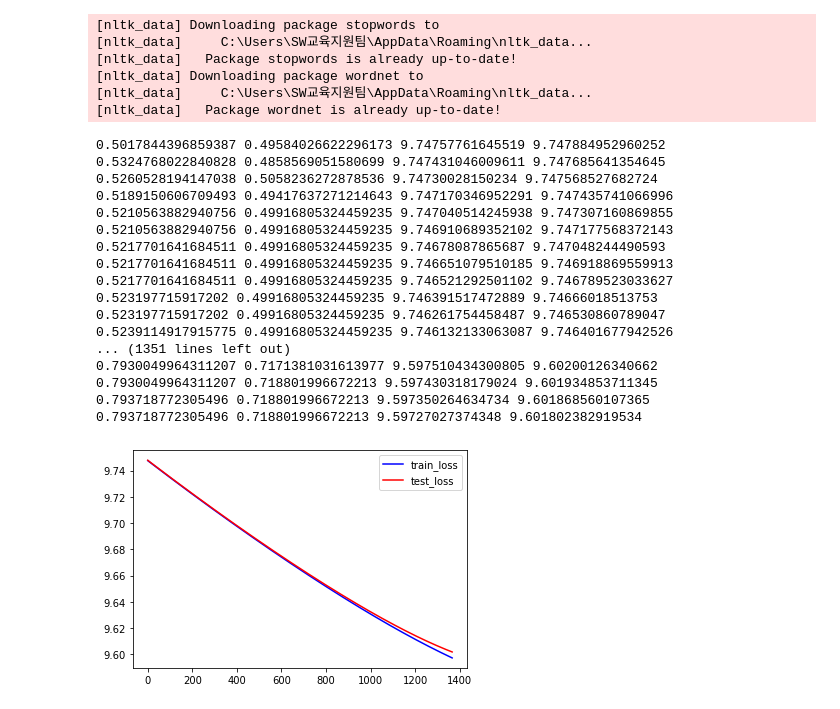
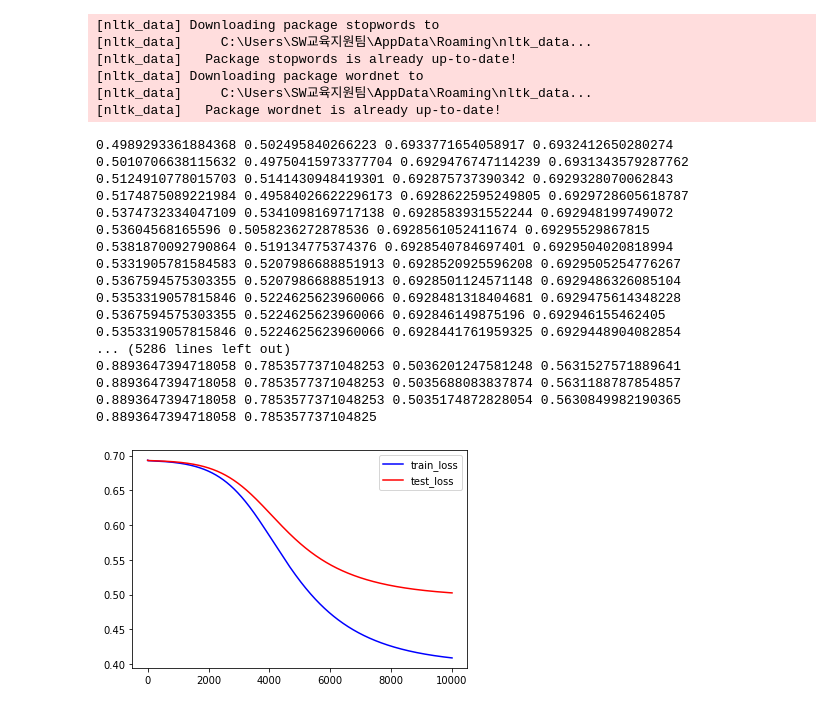
Before and after one commit to HeegonJin/lec_MachineLearning, a Jupyter notebook: assignment11.ipynb, the cells around one changed output. Drawn from its saved outputs; the diff is of its cells as text; code cells hidden in the pictures.

```diff
--- a/assignment11.ipynb
+++ b/assignment11.ipynb
@@ -55,5 +158,5 @@ for sen in range(0, len(X)):
 # %%
-vectorizer = CountVectorizer(max_features=1500, min_df=5, max_df=0.7, stop_words=stopwords.words('english'))
+vectorizer = CountVectorizer(max_features=3000, min_df=5, max_df=0.7, ngram_range = (1,2), stop_words=stopwords.words('english'))
 X = vectorizer.fit_transform(documents).toarray()
 
 tfidfconverter = TfidfTransformer()
@@ -166,5 +166,5 @@ class ThreeLayerNet:
 # %%
-network = ThreeLayerNet(input_size=1500, hidden_size1=198, hidden_size2 = 49, output_size= 1, rambda = 10)
+network = ThreeLayerNet(input_size=3000, hidden_size1=198, hidden_size2 = 49, output_size= 1, rambda = 0)
 iters_num = 10000
 train_size = x_train.shape[0]
 learning_rate = 0.001
@@ -172,7 +172,7 @@ train_loss_list = []
 test_loss_list = []
 train_acc_list = []
 test_acc_list = []
-decay = 0.001
+decay = 0.005
 
 for i in range(iters_num):
 
@@ -182,6 +182,11 @@ for i in range(iters_num):
 
     train_loss = network.loss(x_train, t_train, network.rambda)
     test_loss = network.loss(x_test, t_test, network.rambda)
+
+    if i > 1000:
+        if train_loss > train_loss_list[-1] or test_loss > test_loss_list[-1]:
+            break
+
     train_loss_list.append(train_loss)
     test_loss_list.append(test_loss)
     train_acc = network.accuracy(x_train, t_train)
@@ -191,36 +196,33 @@ for i in range(iters_num):
     print(train_acc, test_acc, train_loss, test_loss)
     if i % 10 == 0:
         learning_rate = learning_rate * 1/(1 + decay)
-    if i > 100:
-        if abs(train_loss_list[-1] - train_loss_list[-2])< 0.00008:
-            break
 # %% [output]
-0.5017844396859387 0.49584026622296173 9.74757761645519 9.747884952960252
-0.5324768022840828 0.4858569051580699 9.747431046009611 9.747685641354645
-0.5260528194147038 0.5058236272878536 9.74730028150234 9.747568527682724
-0.5189150606709493 0.49417637271214643 9.747170346952291 9.747435741066996
-0.5210563882940756 0.49916805324459235 9.747040514245938 9.747307160869855
-0.5210563882940756 0.49916805324459235 9.746910689352102 9.747177568372143
-0.5217701641684511 0.49916805324459235 9.74678087865687 9.747048244490593
-0.5217701641684511 0.49916805324459235 9.746651079510185 9.746918869559913
-0.5217701641684511 0.49916805324459235 9.746521292501102 9.746789523033627
-0.523197715917202 0.49916805324459235 9.746391517472889 9.74666018513753
-0.523197715917202 0.49916805324459235 9.746261754458487 9.746530860789047
-0.5239114917915775 0.49916805324459235 9.746132133063087 9.746401677942526
-... (1351 lines left out)
-0.7930049964311207 0.7171381031613977 9.597510434300805 9.60200126340662
-0.7930049964311207 0.718801996672213 9.597430318179024 9.601934853711345
-0.793718772305496 0.718801996672213 9.597350264634734 9.601868560107365
-0.793718772305496 0.718801996672213 9.59727027374348 9.601802382919534
+0.4989293361884368 0.502495840266223 0.6933771654058917 0.6932412650280274
+0.5010706638115632 0.49750415973377704 0.6929476747114239 0.6931343579287762
+0.5124910778015703 0.5141430948419301 0.692875737390342 0.6929328070062843
+0.5174875089221984 0.49584026622296173 0.6928622595249805 0.6929728605618787
+0.5374732334047109 0.5341098169717138 0.6928583931552244 0.692948199749072
+0.53604568165596 0.5058236272878536 0.6928561052411674 0.69295529867815
+0.5381870092790864 0.519134775374376 0.6928540784697401 0.6929504020818994
+0.5331905781584583 0.5207986688851913 0.6928520925596208 0.6929505254776267
+0.5367594575303355 0.5207986688851913 0.6928501124571148 0.6929486326085104
+0.5353319057815846 0.5224625623960066 0.6928481318404681 0.6929475614348228
+0.5367594575303355 0.5224625623960066 0.692846149875196 0.692946155462405
+0.5353319057815846 0.5224625623960066 0.6928441761959325 0.6929448904082854
+... (5286 lines left out)
+0.8893647394718058 0.7853577371048253 0.5036201247581248 0.5631527571889641
+0.8893647394718058 0.7853577371048253 0.5035688083837874 0.5631188787854857
+0.8893647394718058 0.7853577371048253 0.5035174872828054 0.5630849982190365
+0.8893647394718058 0.785357737104825
 # %%
 import matplotlib.pyplot as plt
-a = [i for i in range(1367)]
+a = [i for i in range(i+1)]
 plt.plot(a, train_loss_list,label = 'train_loss', c = 'b')
 plt.plot(a, test_loss_list,label = 'test_loss', c = 'r')
 plt.legend()
 plt.show()
 # %% [output]
-[figure, old version]
+[figure, new version]
 # %%
 plt.plot(a, train_acc_list,label = 'train', c = 'b')
 plt.plot(a, test_acc_list,label = 'test', c = 'r')
```
Also changed, not shown: parts of 5 cells of this notebook.
